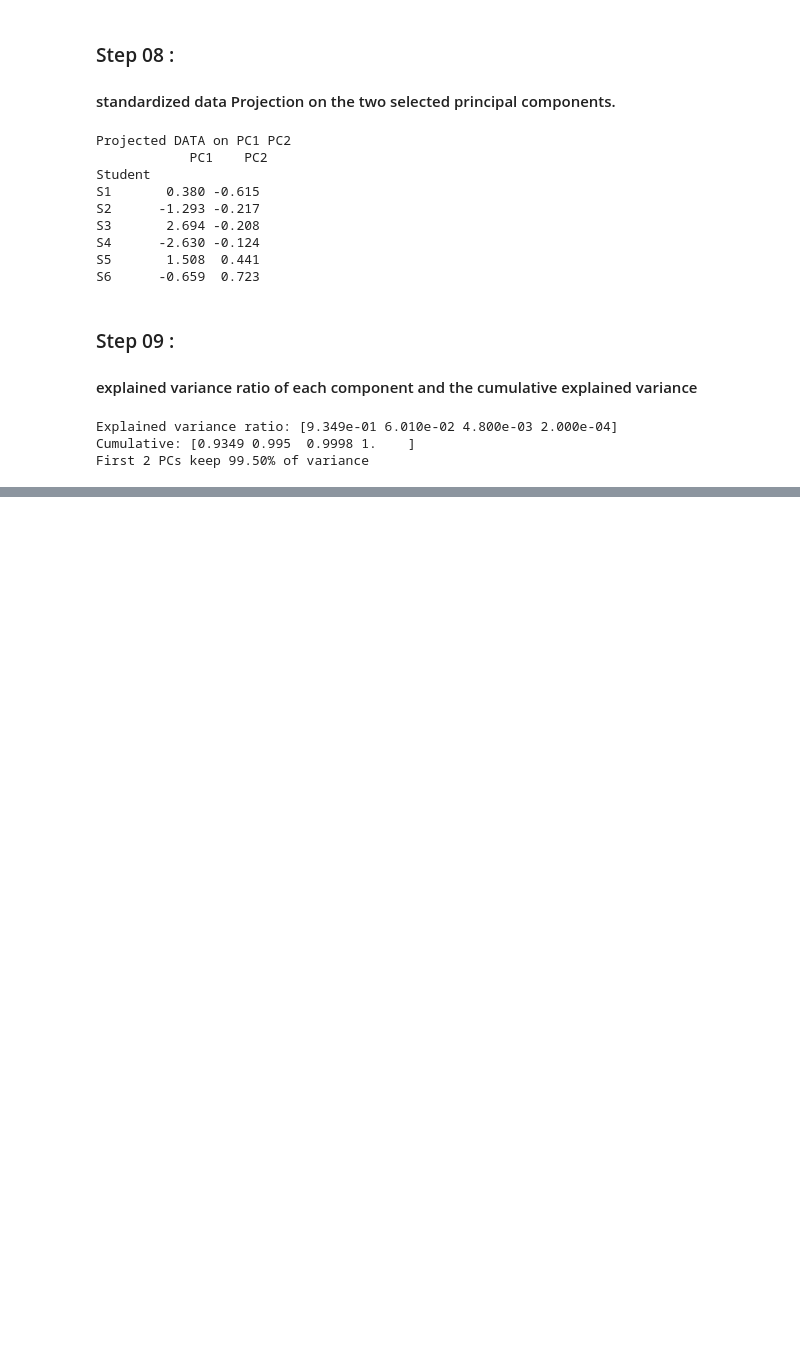
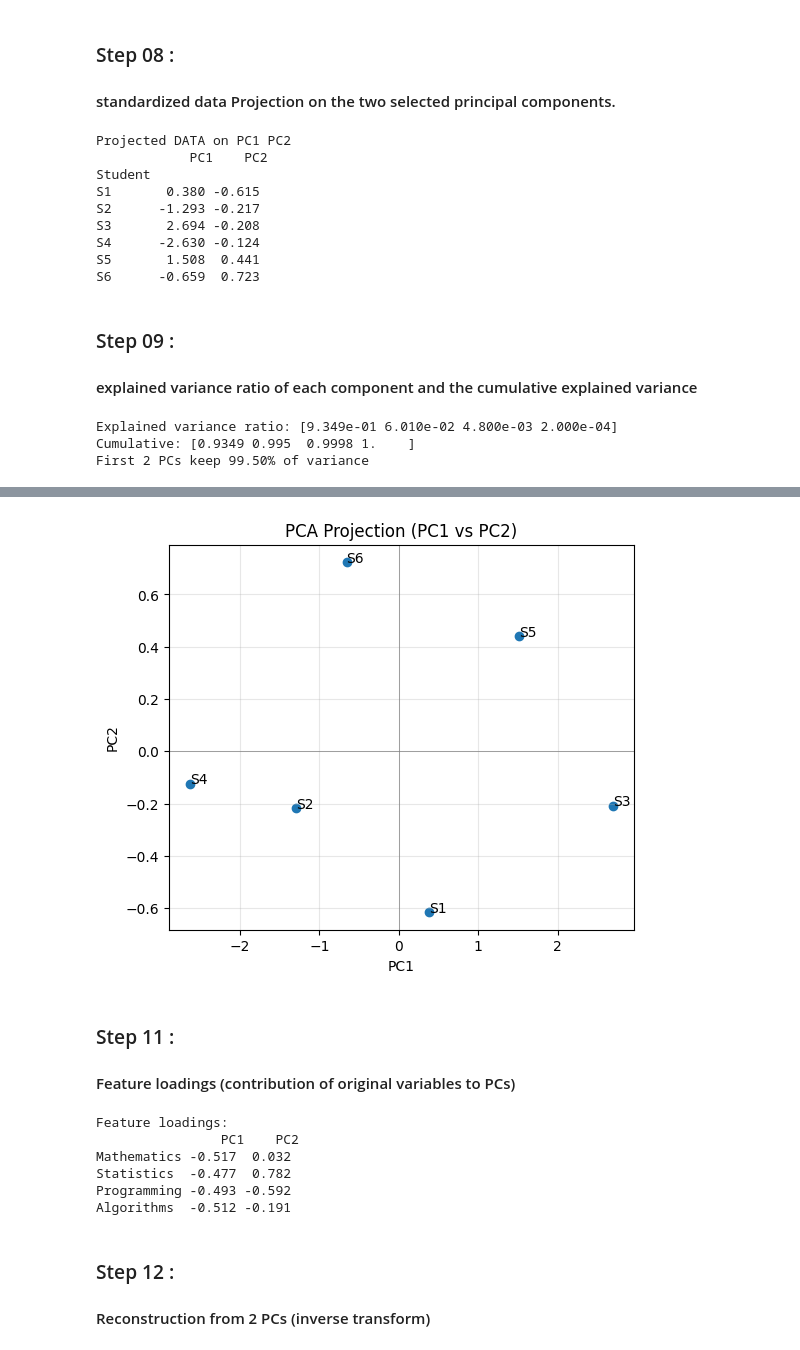
Before and after one commit to abdeldjabbar01/machine-learning-tp2-Abba-Abdeldjabbar, a Jupyter notebook: TP-02-ABBA-Abdeldjabbar.ipynb, the cells around one changed output, grey strips where cells are left out. Drawn from its saved outputs; the diff is of its cells as text; code cells hidden in the pictures; blank space fills up the shorter version.

```diff
--- a/TP-02-ABBA-Abdeldjabbar.ipynb
+++ b/TP-02-ABBA-Abdeldjabbar.ipynb
@@ -153,0 +159,31 @@ First 2 PCs keep 99.50% of variance
+# %%
+import matplotlib.pyplot as plt
+plt.figure(figsize=(6,5))
+plt.scatter(proj_df["PC1"], proj_df["PC2"])
+for i, txt in enumerate(proj_df.index):
+    plt.annotate(txt, (proj_df["PC1"].iloc[i], proj_df["PC2"].iloc[i]))
+plt.axhline(0, color='grey', lw=0.5)
+plt.axvline(0, color='grey', lw=0.5)
+plt.xlabel("PC1")
+plt.ylabel("PC2")
+plt.title("PCA Projection (PC1 vs PC2)")
+plt.grid(True, alpha=0.3)
+plt.show()
+# %% [output]
+[figure, added]
+# %% [markdown]
+### Step 11 :
+#### Feature loadings (contribution of original variables to PCs)
+# %%
+loadings = pd.DataFrame(W, index=df.columns, columns=["PC1", "PC2"])
+print("Feature loadings:\n", loadings.round(3))
+# %% [output]
+Feature loadings:
+                PC1    PC2
+Mathematics -0.517  0.032
+Statistics  -0.477  0.782
+Programming -0.493 -0.592
+Algorithms  -0.512 -0.191
+# %% [markdown]
+### Step 12 :
+#### Reconstruction from 2 PCs (inverse transform)
```
Also changed, not shown: parts of 15 cells of this notebook, 1 other file.
